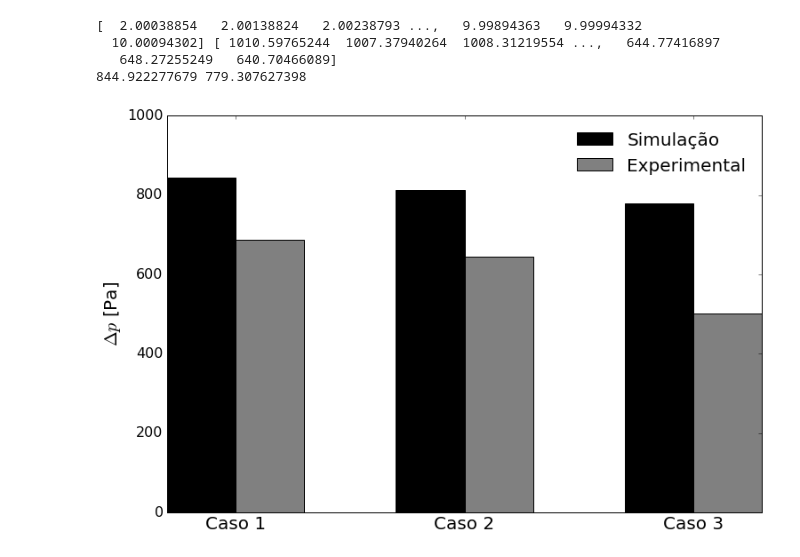
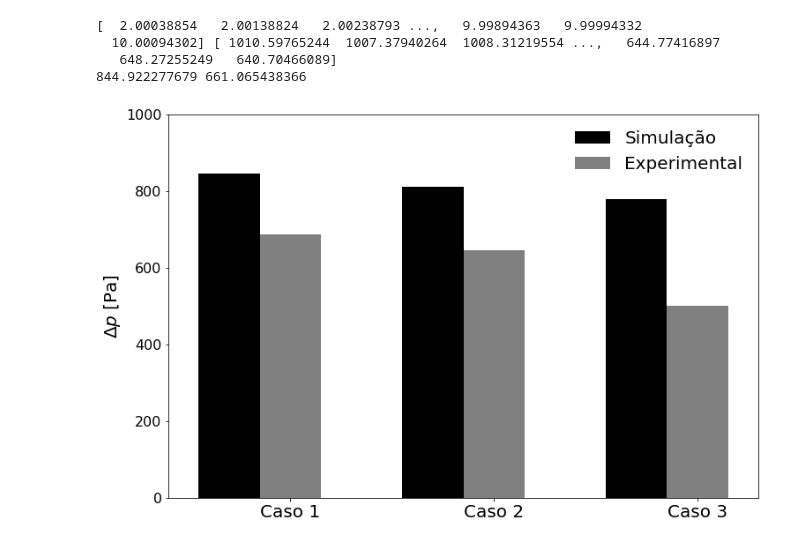
Before and after one commit to lucillalmeida/doutorado-validacoes, a Jupyter notebook: fluidized-bed/Pressure_drop_comparion.ipynb, the cells around one changed output. Cells and saved outputs as stored; diff of their text form; code cells hidden in the pictures.

Commit message:
fluidized bed

```diff
--- a/fluidized-bed/Pressure_drop_comparion.ipynb
+++ b/fluidized-bed/Pressure_drop_comparion.ipynb
@@ -29,12 +29,24 @@ simulation_data = open("NETL-no-distributor-mass-inlet-case1-pressure_point1.out
 case1_time_point1, case1_pressure_point1 = np.loadtxt(simulation_data, delimiter = ' ', skiprows = 2, unpack = True)
 simulation_data.close()
 
+simulation_data = open("pressure_point1_alpha11.out", 'r')
+i1, case1_time_point1_alpha11, case1_pressure_point1_alpha11 = np.loadtxt(simulation_data, delimiter = ' ', skiprows = 3, unpack = True)
+simulation_data.close()
+
 simulation_data = open("NETL-no-distributor-mass-inlet-case1-pressure_point2.out", 'r')
 case1_time_point2, case1_pressure_point2 = np.loadtxt(simulation_data, delimiter = ' ', skiprows = 2, unpack = True)
 simulation_data.close()
 
+simulation_data = open("pressure_point2_alpha11.out", 'r')
+i2, case1_time_point2_alpha11, case1_pressure_point2_alpha11 = np.loadtxt(simulation_data, delimiter = ' ', skiprows = 3, unpack = True)
+simulation_data.close()
+
 simulation_data = open("NETL-no-distributor-mass-inlet-case1-velocity-inlet.out", 'r')
 case1_time_point1, case1_velocity = np.loadtxt(simulation_data, delimiter = ' ', skiprows = 2, unpack = True)
+simulation_data.close()
+
+simulation_data = open("velocity-inlet_alpha11.out", 'r')
+i3, case1_time_point1_alpha11, case1_velocity_alpha11 = np.loadtxt(simulation_data, delimiter = ' ', skiprows = 3, unpack = True)
 simulation_data.close()
 
 
@@ -70,6 +82,7 @@ case3_time_point1, case3_velocity = np.loadtxt(simulation_data, delimiter = ' ',
 simulation_data.close()
 # %%
 case1_pressure_drop = case1_pressure_point1 - case1_pressure_point2
+case1_alpha_pressure_drop = case1_pressure_point1_alpha11 - case1_pressure_point2_alpha11
 case2_pressure_drop = case2_pressure_point1 - case2_pressure_point2
 case3_pressure_drop = case3_pressure_point1 - case3_pressure_point2
 
@@ -78,8 +91,9 @@ case1_exp_pressure_drop  = np.full(case1_pressure_drop.shape, case1_exp)
 case2_exp_pressure_drop  = np.full(case2_pressure_drop.shape, case2_exp)
 case3_exp_pressure_drop  = np.full(case3_pressure_drop.shape, case3_exp)
 case1_t_min_fluid_velocity = case1_time_point1[np.argmax(case1_velocity>exp_minimum_fluid_velocity)]
+case1_alpha11_t_min_fluid_velocity = case1_time_point1_alpha11[np.argmax(case1_velocity_alpha11>exp_minimum_fluid_velocity)]
 case2_t_min_fluid_velocity = case2_time_point1[np.argmax(case2_velocity>exp_minimum_fluid_velocity)]
 case3_t_min_fluid_velocity = case3_time_point1[np.argmax(case3_velocity>exp_minimum_fluid_velocity)]
 
-print(case1_t_min_fluid_velocity, case2_t_min_fluid_velocity, case3_t_min_fluid_velocity)
+print(case1_t_min_fluid_velocity, case1_alpha11_t_min_fluid_velocity, case2_t_min_fluid_velocity, case3_t_min_fluid_velocity)
 # %% [output]
@@ -145,7 +160,9 @@ plt.show()
 #calculating mean pressure drop
 
 limited_time_case1 = case1_time_point1[np.argmax(case1_velocity>case1_final_velocity):]
+limited_time_case1_alpha11 = case1_time_point1_alpha11[np.argmax(case1_velocity_alpha11>case1_final_velocity):]
 limited_pressure_case1 = case1_pressure_drop[np.argmax(case1_velocity>case1_final_velocity):]
+limited_pressure_case1_alpha11 = case1_alpha_pressure_drop[np.argmax(case1_velocity_alpha11>case1_final_velocity):]
 print(limited_time_case1,limited_pressure_case1 )
 
 limited_time_case2 = case1_time_point2[np.argmax(case2_velocity>case2_final_velocity):]
@@ -155,37 +172,40 @@ limited_time_case3 = case3_time_point1[np.argmax(case3_velocity>case3_final_velo
 limited_pressure_case3 = case3_pressure_drop[np.argmax(case3_velocity>case3_final_velocity):]
 
 case1_mean_pressure_drop=np.mean(limited_pressure_case1)
+case1_mean_pressure_drop_alpha11=np.mean(limited_pressure_case1_alpha11)
 case2_mean_pressure_drop=np.mean(limited_pressure_case2)
 case3_mean_pressure_drop=np.mean(limited_pressure_case3)
 
-print(case1_mean_pressure_drop, case3_mean_pressure_drop)
+print(case1_mean_pressure_drop, case1_mean_pressure_drop_alpha11)
 
 error_case1 = (case1_exp-case1_mean_pressure_drop)/case1_mean_pressure_drop
+error_case1_alpha11 = (case1_exp-case1_mean_pressure_drop_alpha11)/case1_mean_pressure_drop_alpha11
 error_case2 = (case2_exp-case2_mean_pressure_drop)/case2_mean_pressure_drop
 error_case3 = (case3_exp-case3_mean_pressure_drop)/case3_mean_pressure_drop
 # %% [output]
 [  2.00038854   2.00138824   2.00238793 ...,   9.99894363   9.99994332
   10.00094302] [ 1010.59765244  1007.37940264  1008.31219554 ...,   644.77416897
    648.27255249   640.70466089]
-844.922277679 779.307627398
+844.922277679 661.065438366
 # %%
 #histrogram plotting
 
 mean_pressure_drop = [case1_mean_pressure_drop, case2_mean_pressure_drop, case3_mean_pressure_drop]
+mean_pressure_drop_alpha11 = [case1_mean_pressure_drop_alpha11, case2_mean_pressure_drop, case3_mean_pressure_drop]
 exp_pressure_drop = [ case1_exp, case2_exp, case3_exp]
 width = 0.3
 index1 = [1, 2, 3]
 index2 = [1+width, 2+width, 3+width]
 plt.bar( index1, mean_pressure_drop, width = width, color = "black", label="Simulação")
 plt.bar( index2, exp_pressure_drop, width = width, color = "grey",  label="Experimental")
 plt.ylabel('$\\Delta p$ [Pa]', fontsize = 20)
 plt.xticks(index2, ('Caso 1', 'Caso 2', 'Caso 3'), fontsize = 20)
 plt.yticks(fontsize = 16)
-plt.xlim(index1[0], index2[-1]+width)
+plt.xlim(index1[0]-width, index2[-1]+width)
 plt.ylim(0, 1000)
 plt.legend(fontsize = 20, frameon = False, loc = 0)
 plt.savefig('mean_pressure_drop_comparison.png')
 plt.show()
 #plt.hist(bins, exp_pressure_drop,  normed = 1, facecolor = 'b')
 # %% [output]
-[figure, old version]
+[figure, new version]
```
Also changed, not shown: parts of 3 cells of this notebook, 12 other files.
